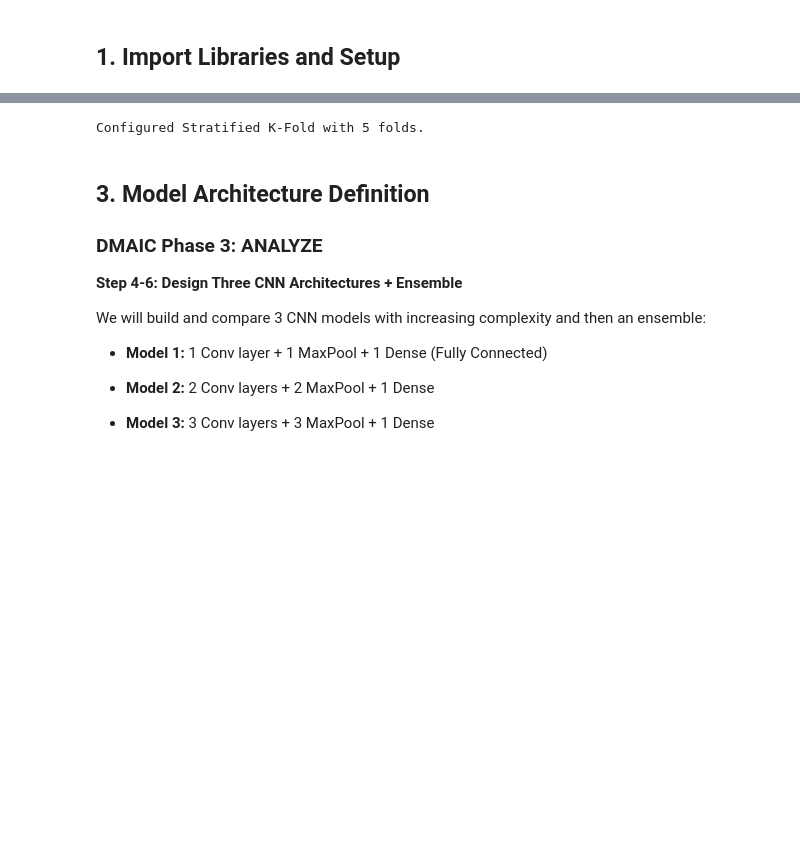
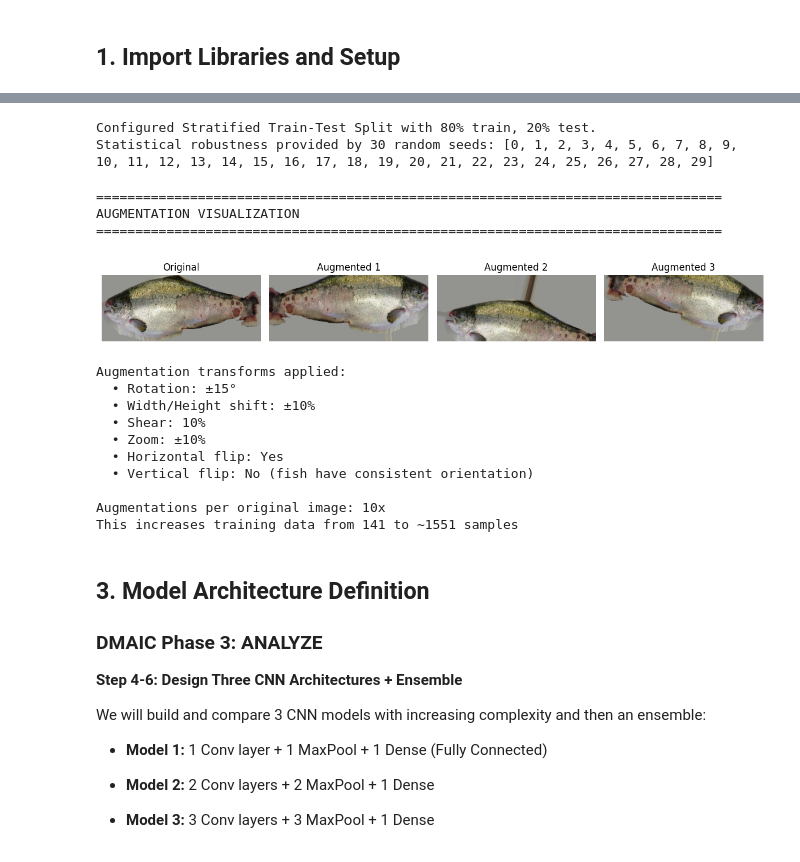
Before and after one commit to fayomitz/Salmon-Disease-Detection, a Jupyter notebook: salmon-disease-detection.ipynb, the cells around one changed output, grey strips where cells are left out. Saved outputs shown, nothing was run; the diff lists cells and outputs as text; code cells hidden in the pictures; blank space fills up the shorter version.

```diff
--- a/salmon-disease-detection.ipynb
+++ b/salmon-disease-detection.ipynb
@@ -232,13 +345,14 @@ plt.show()
-# %%
-# Configure Stratified K-Fold Cross Validation
-N_FOLDS = 5
-skf = StratifiedKFold(n_splits=N_FOLDS, shuffle=True, random_state=SEED)
-
-print(f"Configured Stratified K-Fold with {N_FOLDS} folds.")
-
-AUGMENTATIONS_PER_IMAGE = 10  # Keep 10x as requested
-# %% [output]
-Configured Stratified K-Fold with 5 folds.
+# %%
+# Configure Train-Test Split
+TEST_SIZE = 0.2  # 80% train, 20% test
+
+print(f"Configured Stratified Train-Test Split with {int((1-TEST_SIZE)*100)}% train, {int(TEST_SIZE*100)}% test.")
+print(f"Statistical robustness provided by {len(EXPERIMENT_SEEDS)} random seeds: {EXPERIMENT_SEEDS}")
+
+AUGMENTATIONS_PER_IMAGE = 10  # Keep 10x as requested
+# %% [output]
+Configured Stratified Train-Test Split with 80% train, 20% test.
+Statistical robustness provided by 30 random seeds: [0, 1, 2, 3, 4, 5, 6, 7, 8, 9, 10, 11, 12, 13, 14, 15, 16, 17, 18, 19, 20, 21, 22, 23, 24, 25, 26, 27, 28, 29]
 # %%
 # GENERATE AUGMENTED DATASET
 from tensorflow.keras.preprocessing.image import ImageDataGenerator
@@ -284,6 +398,65 @@ def generate_augmented_images(X_class, y_class, n_augmentations, class_name):
             break
 
     return np.array(X_augmented, dtype=np.float32), np.array(y_augmented)
+# %%
+# ============================================================================
+# AUGMENTATION VISUALIZATION - Show Original vs Augmented Samples
+# ============================================================================
+# Visualize the augmentation pipeline to understand what transformations are applied
+
+print("="*80)
+print("AUGMENTATION VISUALIZATION")
+print("="*80)
+
+# Select one sample to show augmentations
+infected_sample_idx = np.where(y == 1)[0][0]
+
+# Simple 1x4 grid: Original + 3 Augmented
+fig, axes = plt.subplots(1, 4, figsize=(12, 3.5))
+
+# Plot original
+axes[0].imshow(X[infected_sample_idx].astype(np.uint8))
+axes[0].set_title('Original')
+axes[0].axis('off')
+
+# Generate 3 augmentations
+img_batch = np.expand_dims(X[infected_sample_idx], axis=0)
+aug_iter = augmentation_datagen.flow(img_batch, batch_size=1, seed=SEED)
+
+for i in range(3):
+    aug_img = next(aug_iter)[0]
+    axes[i+1].imshow(aug_img.astype(np.uint8))
+    axes[i+1].set_title(f'Augmented {i+1}')
+    axes[i+1].axis('off')
+
+plt.tight_layout()
+plt.savefig('report/figures/augmentation_examples.png', dpi=300, bbox_inches='tight', facecolor='white')
+plt.show()
+
+print("\nAugmentation transforms applied:")
+print("  • Rotation: ±15°")
+print("  • Width/Height shift: ±10%")
+print("  • Shear: 10%")
+print("  • Zoom: ±10%")
+print("  • Horizontal flip: Yes")
+print("  • Vertical flip: No (fish have consistent orientation)")
+print(f"\nAugmentations per original image: {AUGMENTATIONS_PER_IMAGE}x")
+print(f"This increases training data from {len(X)} to ~{len(X) * (1 + AUGMENTATIONS_PER_IMAGE)} samples")
+# %% [output]
+================================================================================
+AUGMENTATION VISUALIZATION
+================================================================================
+[figure, added]
+Augmentation transforms applied:
+  • Rotation: ±15°
+  • Width/Height shift: ±10%
+  • Shear: 10%
+  • Zoom: ±10%
+  • Horizontal flip: Yes
+  • Vertical flip: No (fish have consistent orientation)
+
+Augmentations per original image: 10x
+This increases training data from 141 to ~1551 samples
 # %% [markdown]
  ## 3. Model Architecture Definition
 
```
Also changed, not shown: parts of 31 cells of this notebook, 1 other file.
